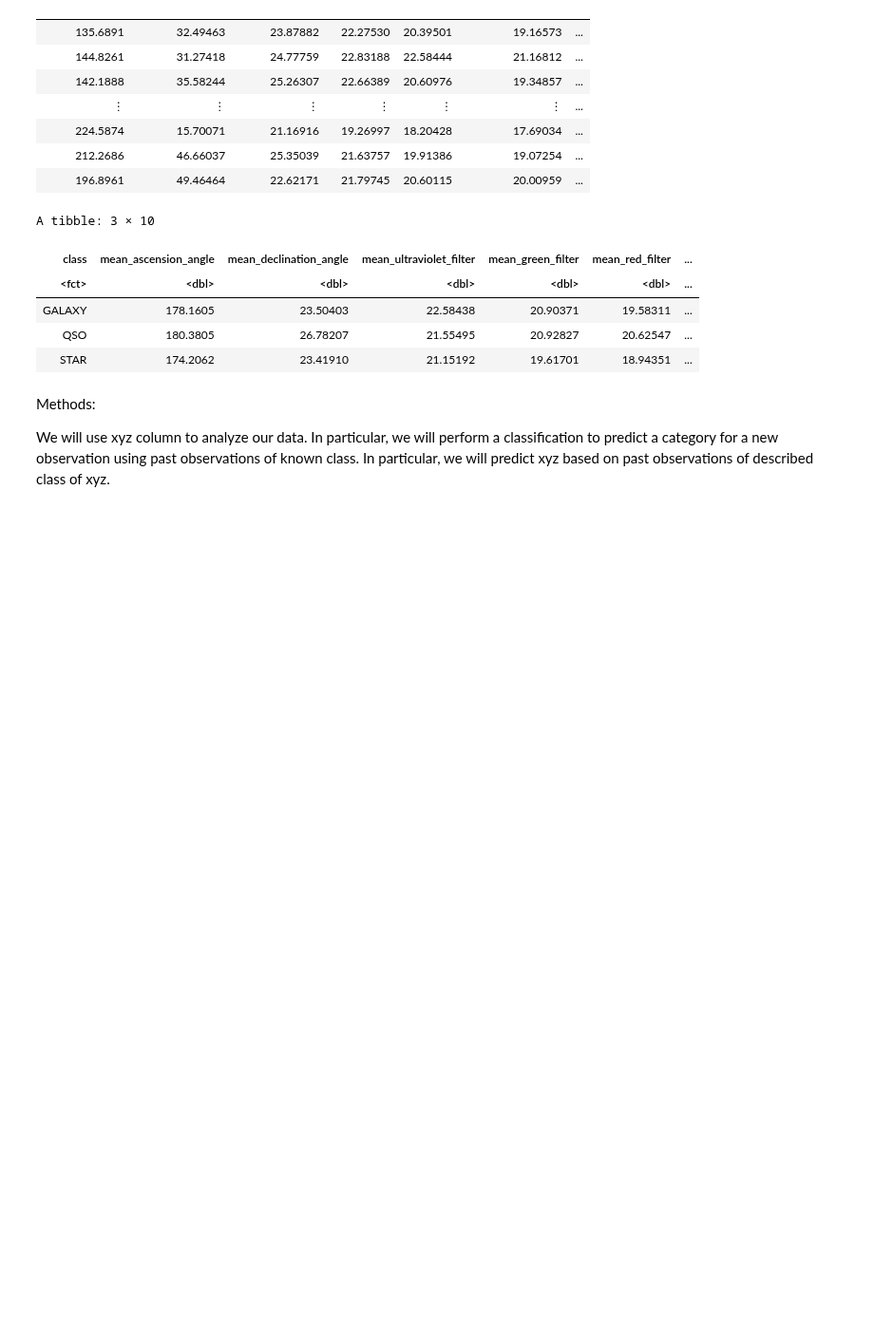
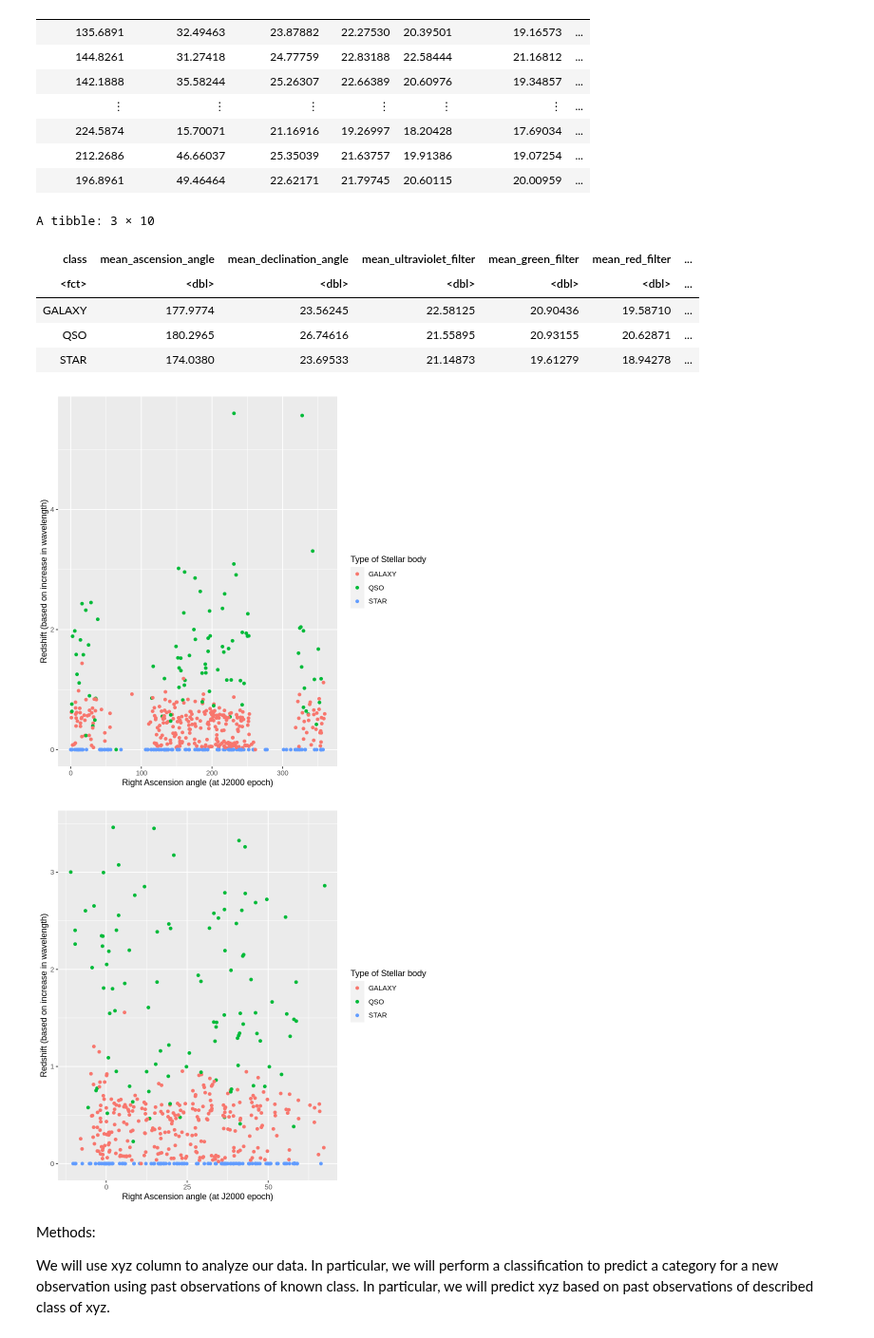
Before and after one commit to Margokap/DSCI100-group-03, a Jupyter notebook: DSCI-Group-Proposal.ipynb, the cells around one changed output. Shown at 95% size. Saved outputs shown, nothing was run; the diff lists cells and outputs as text; code cells hidden in the pictures; blank space fills up the shorter version.

```diff
--- a/DSCI-Group-Proposal.ipynb
+++ b/DSCI-Group-Proposal.ipynb
@@ -71,23 +71,34 @@ A tibble: 100000 × 9
 # %%
 #Split Train and Testing data
 star_split <- initial_split(star_data_tidy, prop = 0.75, strata = class)
 star_training <- training(star_split)
 star_testing <- testing(star_split)
 
 star_table <- star_training |>
               group_by(class) |>
               summarize(mean_ascension_angle = mean(ascension_angle), mean_declination_angle = mean(declination_angle),
                         mean_ultraviolet_filter = mean(ultraviolet_filter), mean_green_filter = mean(green_filter),
                         mean_red_filter = mean(red_filter), mean_near_infrared_filter = mean(near_infrared_filter), mean_infrared_filter = mean(infrared_filter),
-                        mean_infrared_filter = mean(infrared_filter), mean_redshift = mean(redshift), number_of_star_type = n())
+                        mean_infrared_filter = mean(infrared_filter), mean_redshift = mean(redshift), number_of_stellar_type = n())
 star_table
+
+
+
+(redshit_vs_ascension <- ggplot(star_training |> sample_n(500), aes(y = redshift, x = ascension_angle, color = class)) +
+                              geom_point() +
+                              labs(y = "Redshift (based on increase in wavelength)", x = "Right Ascension angle (at J2000 epoch)", color = "Type of Stellar body"))
+(redshit_vs_declination <- ggplot(star_training |> sample_n(500), aes(y = redshift, x = declination_angle, color = class)) +
+                              geom_point() +
+                              labs(y = "Redshift (based on increase in wavelength)", x = "Right Ascension angle (at J2000 epoch)", color = "Type of Stellar body"))
 # %% [output]
 A tibble: 3 × 10
 | class | mean_ascension_angle | mean_declination_angle | mean_ultraviolet_filter | mean_green_filter | mean_red_filter | ... |
 | <fct> | <dbl> | <dbl> | <dbl> | <dbl> | <dbl> | ... |
-| GALAXY | 178.1605 | 23.50403 | 22.58438 | 20.90371 | 19.58311 | ... |
-| QSO | 180.3805 | 26.78207 | 21.55495 | 20.92827 | 20.62547 | ... |
-| STAR | 174.2062 | 23.41910 | 21.15192 | 19.61701 | 18.94351 | ... |
+| GALAXY | 177.9774 | 23.56245 | 22.58125 | 20.90436 | 19.58710 | ... |
+| QSO | 180.2965 | 26.74616 | 21.55895 | 20.93155 | 20.62871 | ... |
+| STAR | 174.0380 | 23.69533 | 21.14873 | 19.61279 | 18.94278 | ... |
+[figure, added]
+[figure, added]
 # %% [markdown]
 Methods:
 
```
